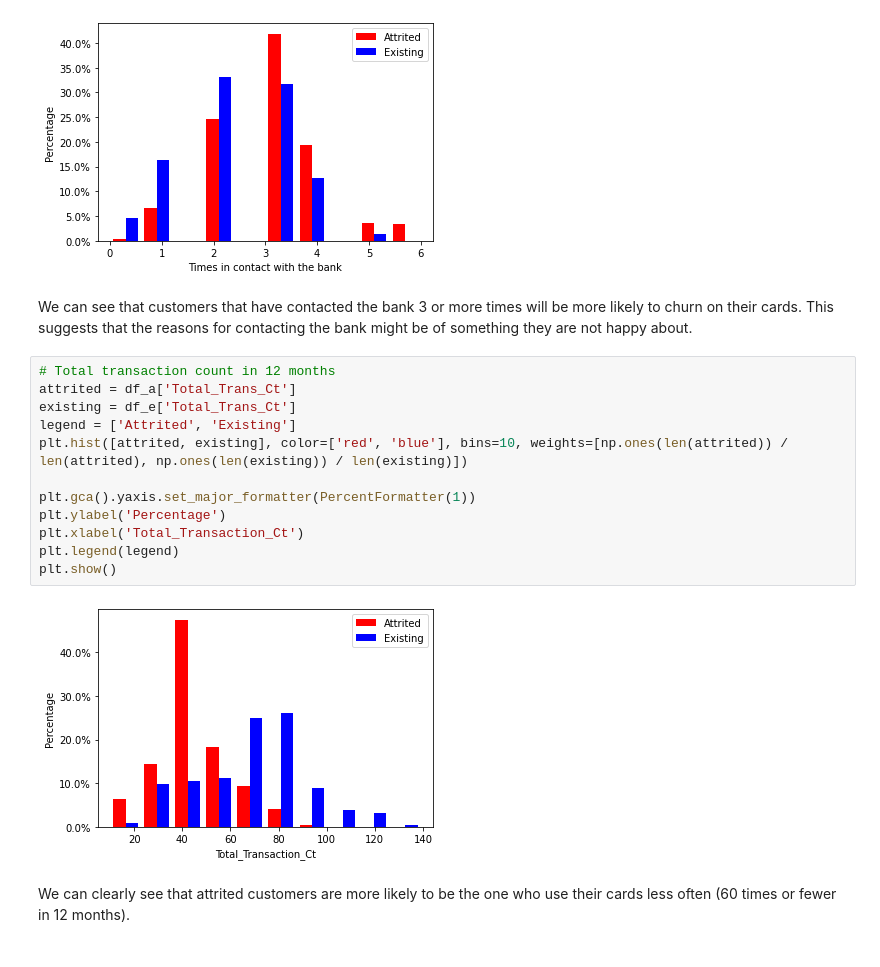
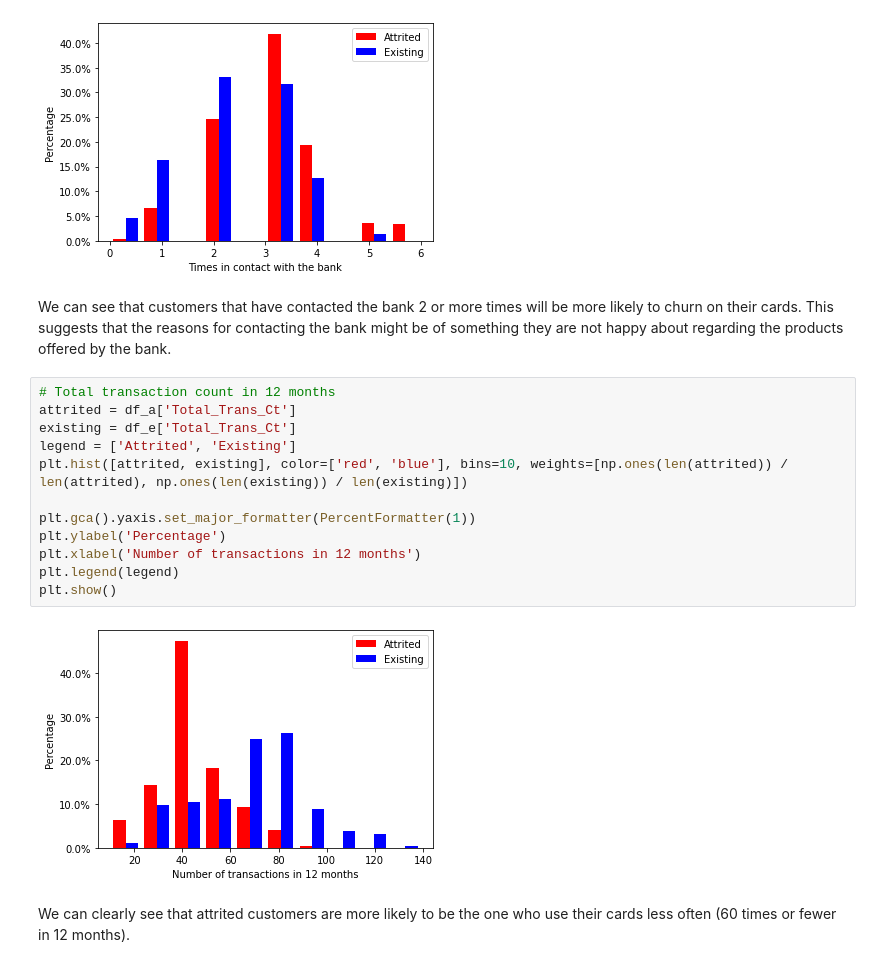
Before and after one commit to elpea74/CapstoneTwo, a Jupyter notebook: Capstone 2 EDA.ipynb, the cells around one changed output. Saved outputs shown, nothing was run; the diff lists cells and outputs as text.

```diff
--- a/Capstone 2 EDA.ipynb
+++ b/Capstone 2 EDA.ipynb
@@ -179,21 +180,21 @@ plt.show()
 # %% [output]
 [figure]
 # %% [markdown]
-We can see that customers that have contacted the bank 3 or more times will be more likely to churn on their cards. This suggests that the reasons for contacting the bank might be of something they are not happy about.
+We can see that customers that have contacted the bank 2 or more times will be more likely to churn on their cards. This suggests that the reasons for contacting the bank might be of something they are not happy about regarding the products offered by the bank.
 # %%
 # Total transaction count in 12 months
 attrited = df_a['Total_Trans_Ct']
 existing = df_e['Total_Trans_Ct']
 legend = ['Attrited', 'Existing']
 plt.hist([attrited, existing], color=['red', 'blue'], bins=10, weights=[np.ones(len(attrited)) / len(attrited), np.ones(len(existing)) / len(existing)])
 
 plt.gca().yaxis.set_major_formatter(PercentFormatter(1))
 plt.ylabel('Percentage')
-plt.xlabel('Total_Transaction_Ct')
+plt.xlabel('Number of transactions in 12 months')
 plt.legend(legend)
 plt.show()
 # %% [output]
-[figure, old version]
+[figure, new version]
 # %% [markdown]
 We can clearly see that attrited customers are more likely to be the one who use their cards less often (60 times or fewer in 12 months).
 # %%
```
Also changed, not shown: parts of 3 cells of this notebook.
